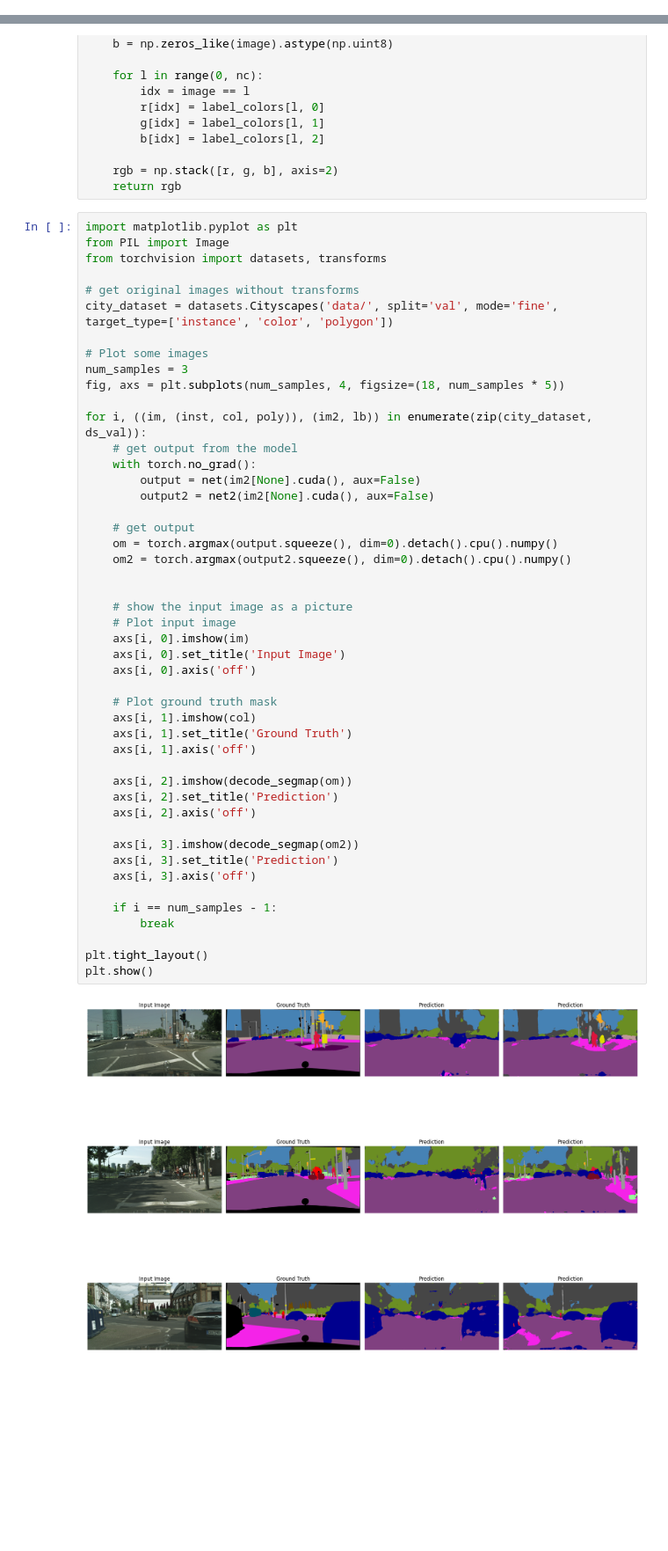
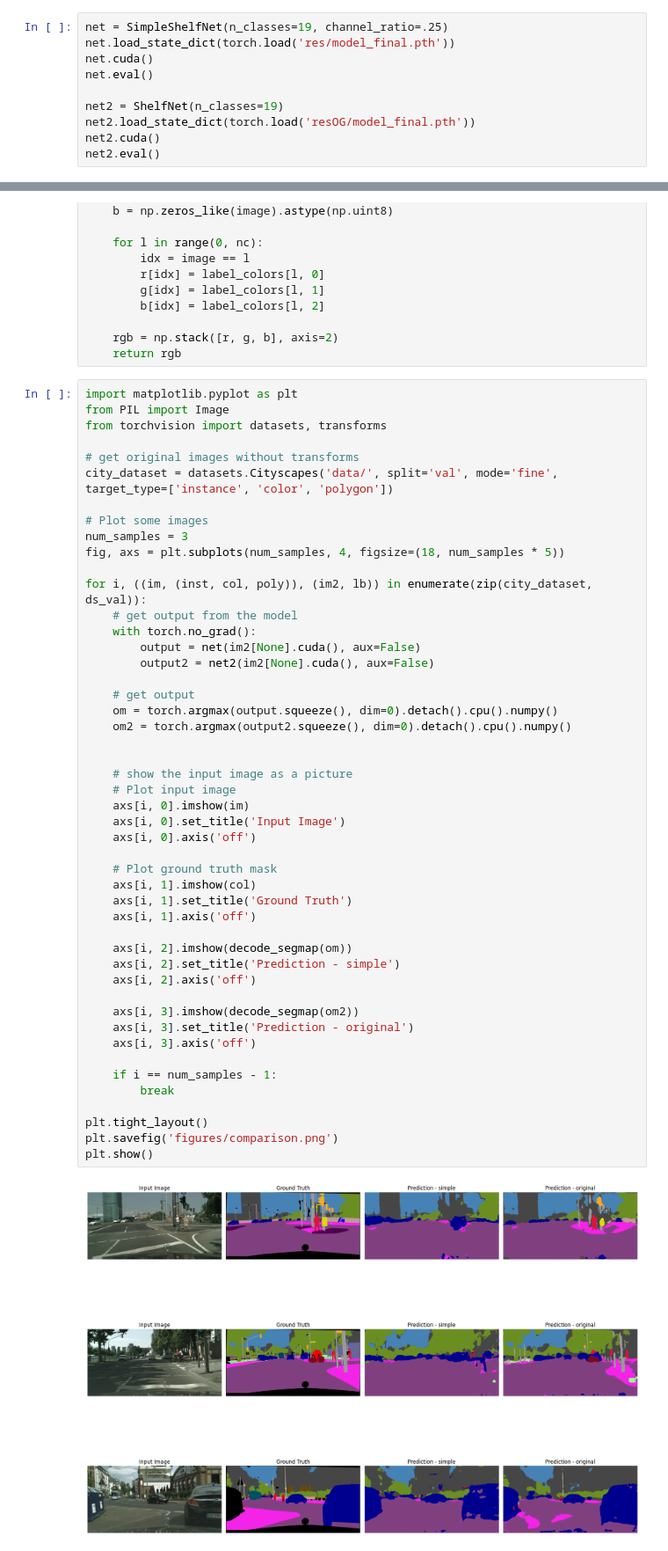
Before and after one commit to fzyang1227/deconv-nn, a Jupyter notebook: ShelfNet18_realtime/analysis_simple.ipynb, the cells around one changed output, grey strips where cells are left out. Shown at 88% size. Saved outputs shown, nothing was run; the diff lists cells and outputs as text; blank space fills up the shorter version.

Commit message:
figures

```diff
--- a/ShelfNet18_realtime/analysis_simple.ipynb
+++ b/ShelfNet18_realtime/analysis_simple.ipynb
@@ -561,3 +562,13 @@ print(f'mIoU: {mIoU}')
 mIoU: 0.39266715616147235
 # %% [markdown]
 ### Visualize results
+# %%
+net = SimpleShelfNet(n_classes=19, channel_ratio=.25)
+net.load_state_dict(torch.load('res/model_final.pth'))
+net.cuda()
+net.eval()
+
+net2 = ShelfNet(n_classes=19)
+net2.load_state_dict(torch.load('resOG/model_final.pth'))
+net2.cuda()
+net2.eval()
@@ -605,33 +634,34 @@ for i, ((im, (inst, col, poly)), (im2, lb)) in enumerate(zip(city_dataset, ds_va
         output2 = net2(im2[None].cuda(), aux=False)
 
     # get output
     om = torch.argmax(output.squeeze(), dim=0).detach().cpu().numpy()
     om2 = torch.argmax(output2.squeeze(), dim=0).detach().cpu().numpy()
 
 
     # show the input image as a picture
     # Plot input image
     axs[i, 0].imshow(im)
     axs[i, 0].set_title('Input Image')
     axs[i, 0].axis('off')
 
     # Plot ground truth mask
     axs[i, 1].imshow(col)
     axs[i, 1].set_title('Ground Truth')
     axs[i, 1].axis('off')
 
     axs[i, 2].imshow(decode_segmap(om))
-    axs[i, 2].set_title('Prediction')
+    axs[i, 2].set_title('Prediction - simple')
     axs[i, 2].axis('off')
 
     axs[i, 3].imshow(decode_segmap(om2))
-    axs[i, 3].set_title('Prediction')
+    axs[i, 3].set_title('Prediction - original')
     axs[i, 3].axis('off')
 
     if i == num_samples - 1:
         break
 
 plt.tight_layout()
+plt.savefig('figures/comparison.png')
 plt.show()
 # %% [output]
-[figure, old version]
+[figure, new version]
```
Also changed, not shown: parts of 2 cells of this notebook, 5 other files.
